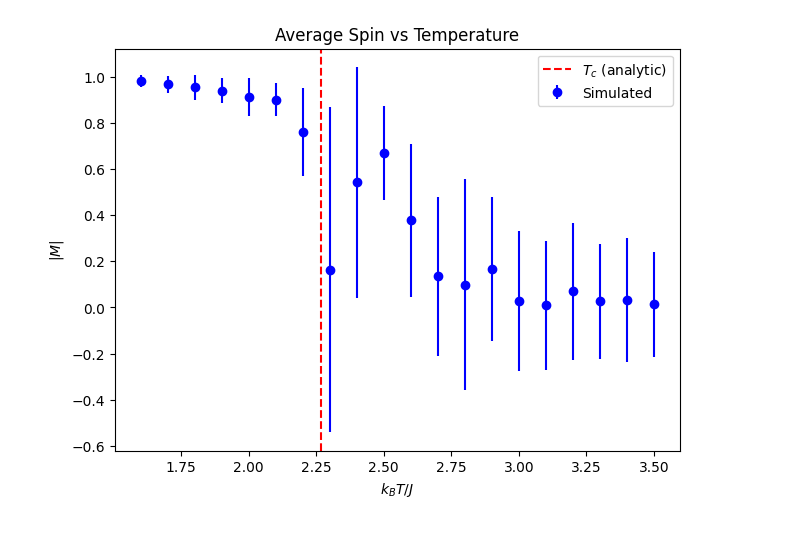
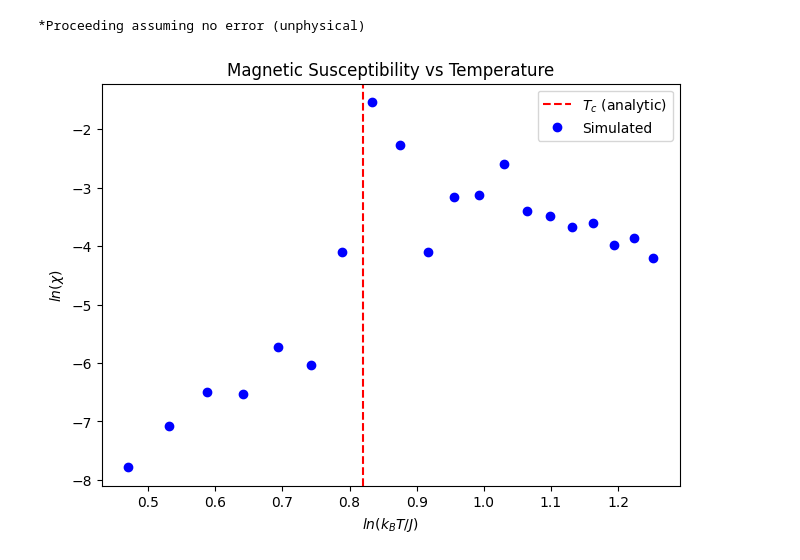
Before and after one commit to DarkLordProgrammer/ising, a Jupyter notebook: ising_plot.ipynb, the cells around one changed output. Saved outputs shown, nothing was run; the diff lists cells and outputs as text; code cells hidden in the pictures.

```diff
--- a/ising_plot.ipynb
+++ b/ising_plot.ipynb
@@ -163,4 +200,5 @@ create_T_plot(cV, np.zeros_like(cV), 'c_V', 'Specific Heat', expected_crit_exp=0
-# %%
-create_T_plot(np.abs(M_mean), M_std, '|M|', 'Average Spin', power_law=False, expected_crit_exp=1/8)
-# %% [output]
-[figure, removed]
+# %%
+create_T_plot(chi, X_symbol= r'\chi', X_name='Magnetic Susceptibility', log_plot = True, expected_crit_exp=-7/4) #zeros_like forces std to default which is then propagated for ln
+# %% [output]
+*Proceeding assuming no error (unphysical)
+[figure, added]
```
Also changed, not shown: parts of 6 cells of this notebook.
